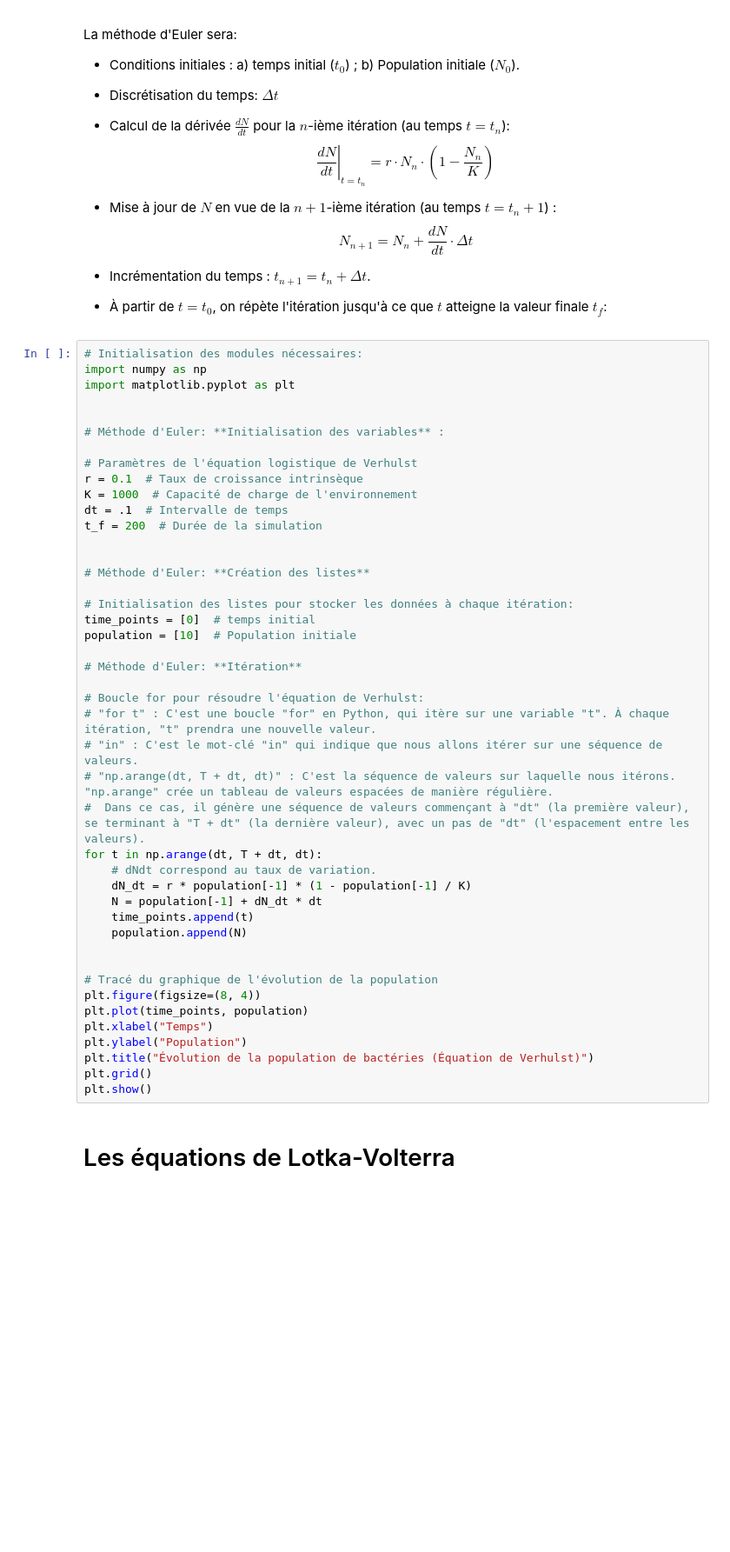
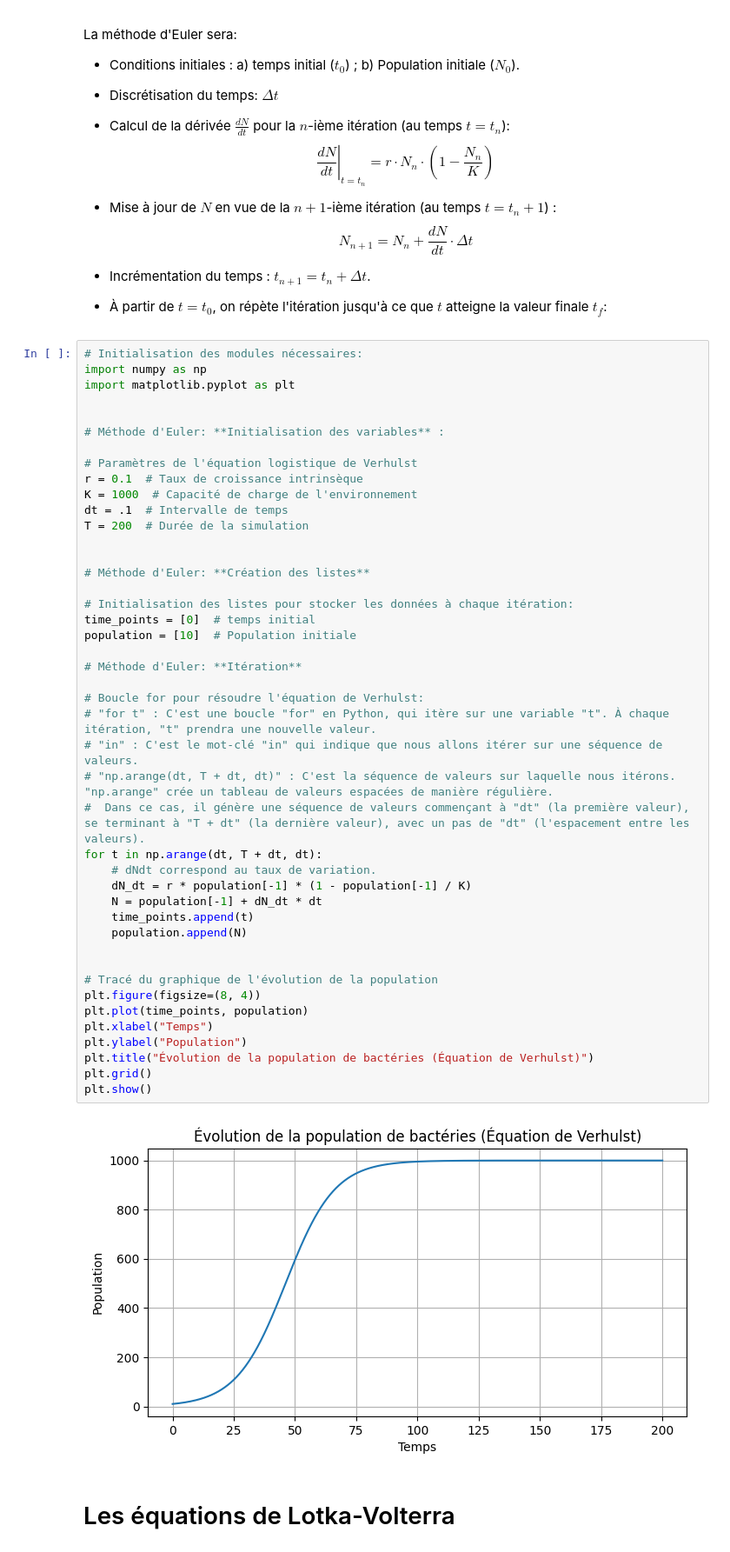
Before and after one commit to benjamingosselincliche/sciencesdelanature-garneau-catalogue-jupyter, a Jupyter notebook: notebook/dynamique_des_populations_equation_differentielle_et_methode_euler.ipynb, the cells around one changed output. Shown at 87% size. Drawn from its saved outputs; the diff is of its cells as text; blank space fills up the shorter version.

```diff
--- a/notebook/dynamique_des_populations_equation_differentielle_et_methode_euler.ipynb
+++ b/notebook/dynamique_des_populations_equation_differentielle_et_methode_euler.ipynb
@@ -89,38 +89,40 @@ import matplotlib.pyplot as plt
 r = 0.1  # Taux de croissance intrinsèque
 K = 1000  # Capacité de charge de l'environnement
 dt = .1  # Intervalle de temps
-t_f = 200  # Durée de la simulation
+T = 200  # Durée de la simulation
 
 
 # Méthode d'Euler: **Création des listes**
 
 # Initialisation des listes pour stocker les données à chaque itération:
 time_points = [0]  # temps initial
 population = [10]  # Population initiale
 
 # Méthode d'Euler: **Itération**
 
 # Boucle for pour résoudre l'équation de Verhulst:
 # "for t" : C'est une boucle "for" en Python, qui itère sur une variable "t". À chaque itération, "t" prendra une nouvelle valeur.
 # "in" : C'est le mot-clé "in" qui indique que nous allons itérer sur une séquence de valeurs.
 # "np.arange(dt, T + dt, dt)" : C'est la séquence de valeurs sur laquelle nous itérons. "np.arange" crée un tableau de valeurs espacées de manière régulière.
 #  Dans ce cas, il génère une séquence de valeurs commençant à "dt" (la première valeur), se terminant à "T + dt" (la dernière valeur), avec un pas de "dt" (l'espacement entre les valeurs).
 for t in np.arange(dt, T + dt, dt):
     # dNdt correspond au taux de variation.
     dN_dt = r * population[-1] * (1 - population[-1] / K)
     N = population[-1] + dN_dt * dt
     time_points.append(t)
     population.append(N)
 
 
 # Tracé du graphique de l'évolution de la population
 plt.figure(figsize=(8, 4))
 plt.plot(time_points, population)
 plt.xlabel("Temps")
 plt.ylabel("Population")
 plt.title("Évolution de la population de bactéries (Équation de Verhulst)")
 plt.grid()
 plt.show()
+# %% [output]
+[figure, added]
 # %% [markdown]
 # Les équations de Lotka-Volterra
 # %% [markdown]
```
Also changed, not shown: parts of 1 cell of this notebook, 4 other files.
